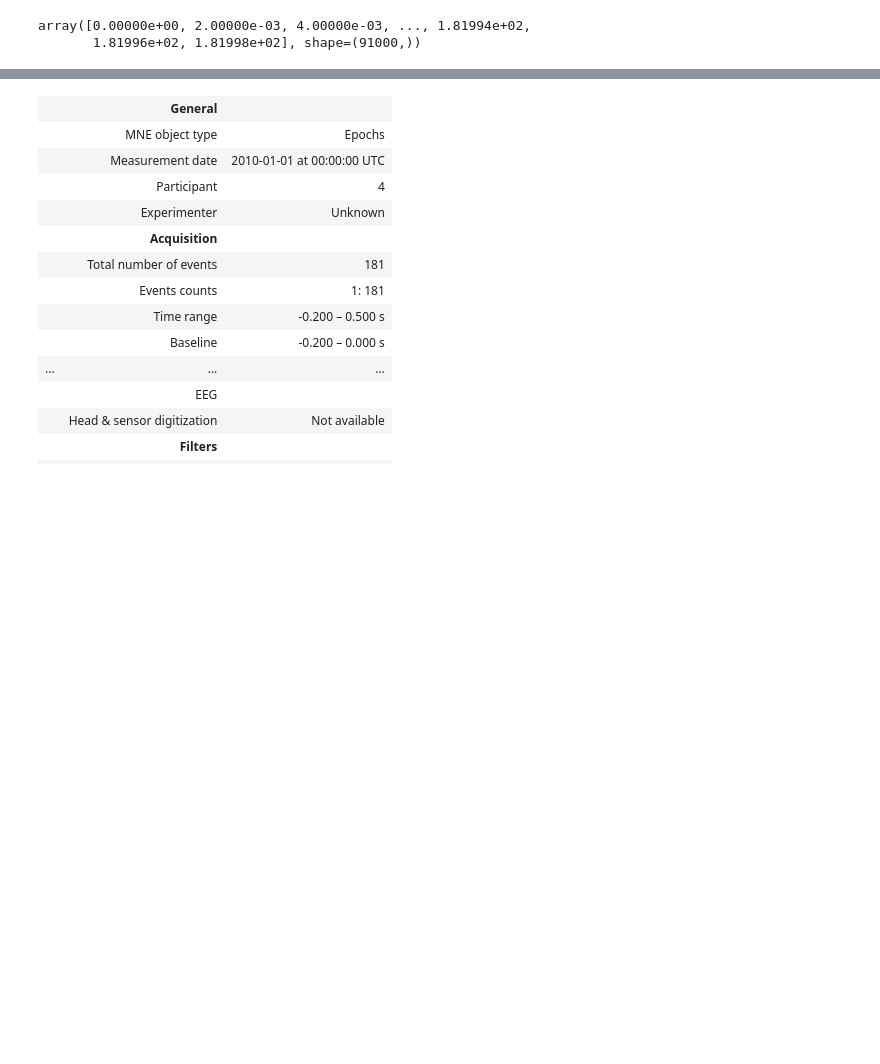
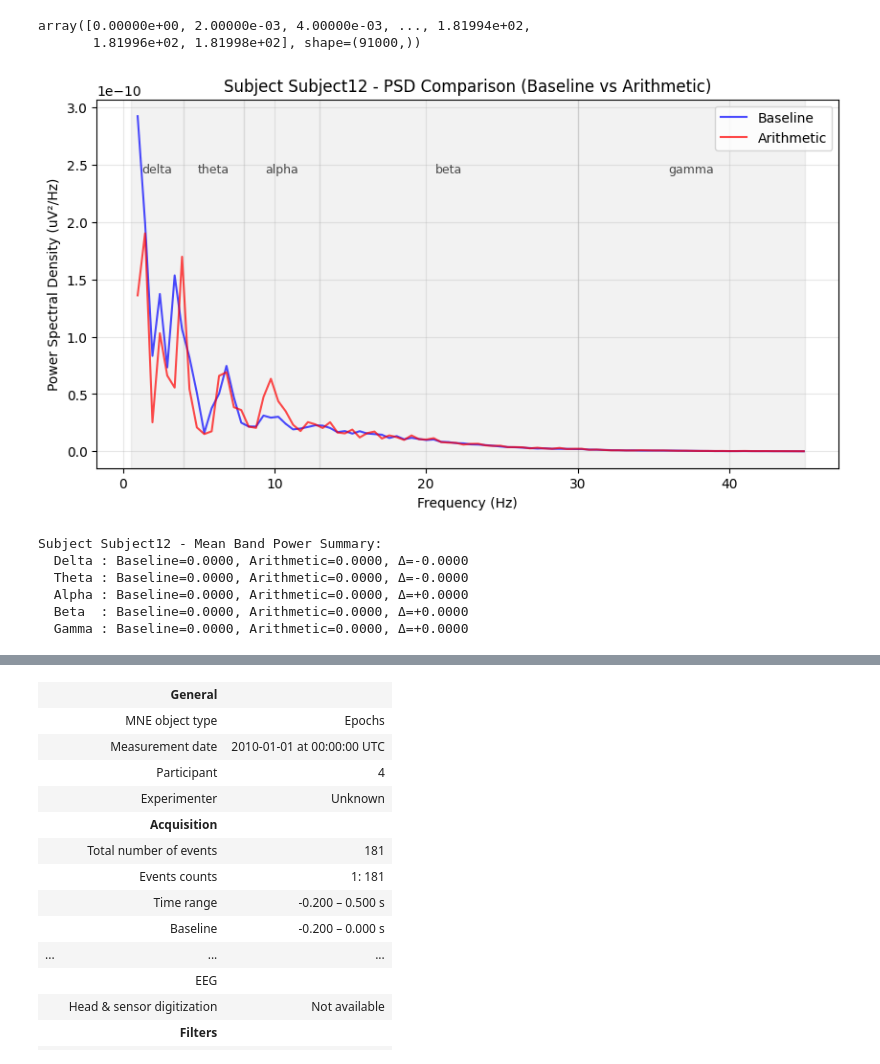
Before and after one commit to AdiH7ri/EEG-Task, a Jupyter notebook: scripts/scratch/scratch.ipynb, the cells around one changed output, grey strips where cells are left out. Cells and saved outputs as stored; diff of their text form; code cells hidden in the pictures; blank space fills up the shorter version.

```diff
--- a/scripts/scratch/scratch.ipynb
+++ b/scripts/scratch/scratch.ipynb
@@ -38,0 +206,19 @@ array([0.00000e+00, 2.00000e-03, 4.00000e-03, ..., 1.81994e+02,
+# %%
+file_path = Path(os.getcwd()).parent.parent / 'data/eegdata' / 'Subject12_1.edf'
+
+baseline_raw = mne.io.read_raw_edf(file_path, preload=True, verbose=False)
+
+file_path_2= Path(os.getcwd()).parent.parent / 'data/eegdata' / 'Subject12_2.edf'
+
+arithmetic_raw = mne.io.read_raw_edf(file_path_2, preload=True, verbose=False)
+
+
+pwr = plot_psd_comparison(baseline_raw, arithmetic_raw, 'Subject12')
+# %% [output]
+[figure, added]
+Subject Subject12 - Mean Band Power Summary:
+  Delta : Baseline=0.0000, Arithmetic=0.0000, Δ=-0.0000
+  Theta : Baseline=0.0000, Arithmetic=0.0000, Δ=-0.0000
+  Alpha : Baseline=0.0000, Arithmetic=0.0000, Δ=+0.0000
+  Beta  : Baseline=0.0000, Arithmetic=0.0000, Δ=+0.0000
+  Gamma : Baseline=0.0000, Arithmetic=0.0000, Δ=+0.0000
```
Also changed, not shown: parts of 27 cells of this notebook, 6 other files.
